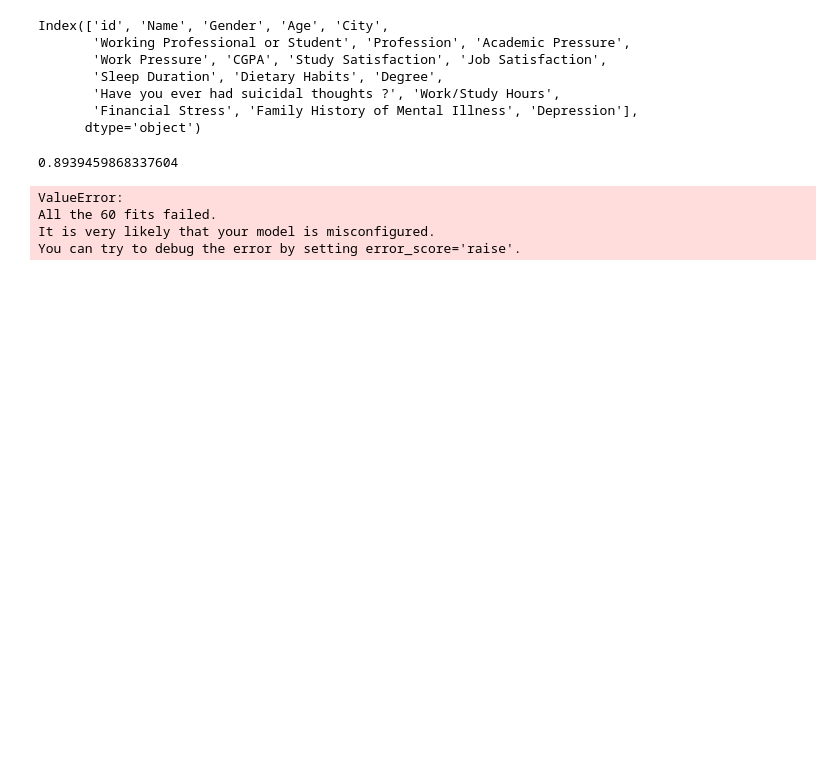
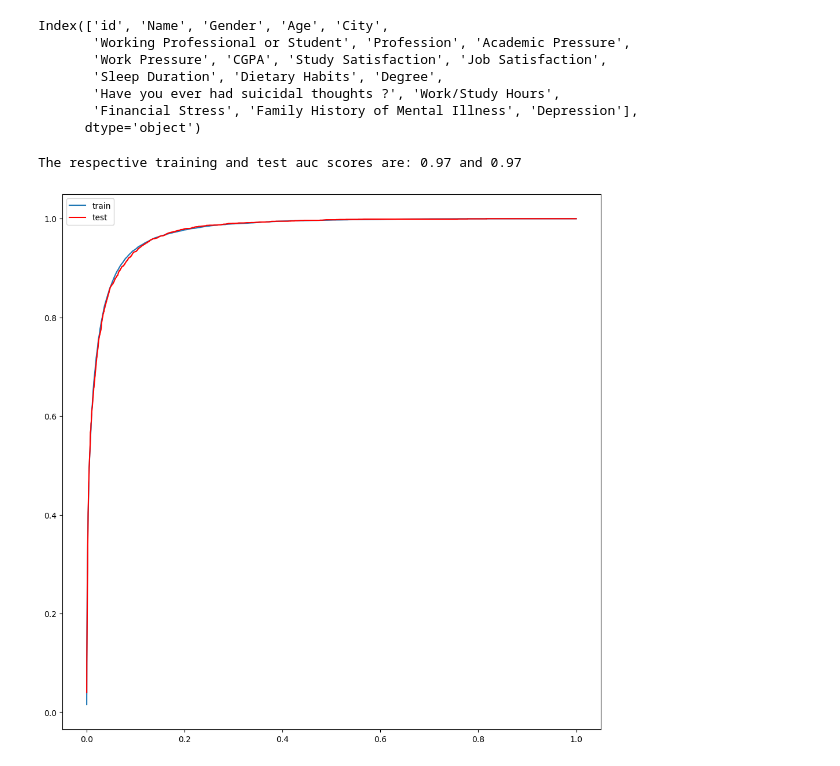
Before and after one commit to ricrichardthomas1/kaggle_mental, a Jupyter notebook: mental.ipynb, the cells around one changed output. Drawn from its saved outputs; the diff is of its cells as text; code cells hidden in the pictures; blank space fills up the shorter version.

Commit message:
added Adaboost classifier

```diff
--- a/mental.ipynb
+++ b/mental.ipynb
@@ -655,21 +655,25 @@ gridsearch_results = gridsearch.cv_results_
-# %%
-gridsearch.best_score_
-# %% [output]
-0.8939459868337604
-# %%
-param_grid1 = {'columntransformer-1__targetenc__smoothing':[10,50,100,500],'logisticregression__penalty':['l1','l2','elasticnet']}
-gridsearch = GridSearchCV(pipeline, param_grid1, scoring = 'accuracy')
-
-X = df2.copy()
-y = X.pop('Depression')
-
-X_train, X_test, y_train, y_test = train_test_split(X,y)
-gridsearch.fit(X_train, y_train)
-
-test_accuracy = gridsearch.score(X_test, y_test)
-print(f'best test accuracy {test_accuracy:0.2f}')
-# %% [output]
-ValueError:
-All the 60 fits failed.
-It is very likely that your model is misconfigured.
-You can try to debug the error by setting error_score='raise'.
+# %%
+from sklearn.ensemble import AdaBoostClassifier
+
+ada = AdaBoostClassifier()
+
+fitted_ada = ada.fit(X_train, y_train)
+
+y_pred_proba_tr = fitted_ada.predict_proba(X_train)
+y_pred_proba_te = fitted_ada.predict_proba(X_test)
+
+auc_tr = roc_auc_score(y_train, y_pred_proba_tr[:,1])
+auc_te = roc_auc_score(y_test, y_pred_proba_te[:,1])
+
+fpr_tr, tpr_tr, thresh_tr = roc_curve(y_train, y_pred_proba_tr[:,1])
+fpr_te, tpr_te, thresh_te = roc_curve(y_test, y_pred_proba_te[:,1])
+
+plt.figure(figsize=(12,12))
+sns.lineplot(x = fpr_tr, y = tpr_tr, label = 'train')
+sns.lineplot(x = fpr_te, y = tpr_te, color = 'red', label = 'test')
+
+
+print(f'The respective training and test auc scores are: {auc_tr:.2f} and {auc_te:.2f}')
+# %% [output]
+The respective training and test auc scores are: 0.97 and 0.97
+[figure, added]
```
Also changed, not shown: parts of 10 cells of this notebook.
